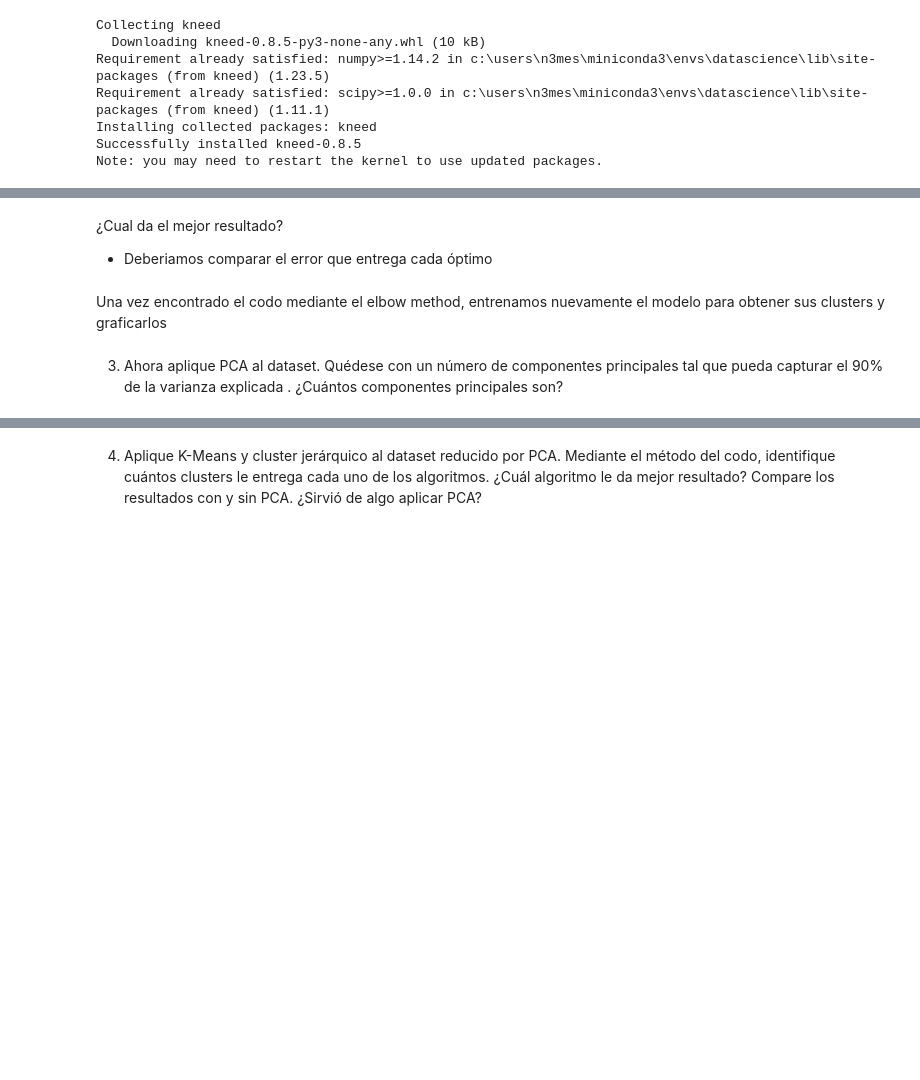
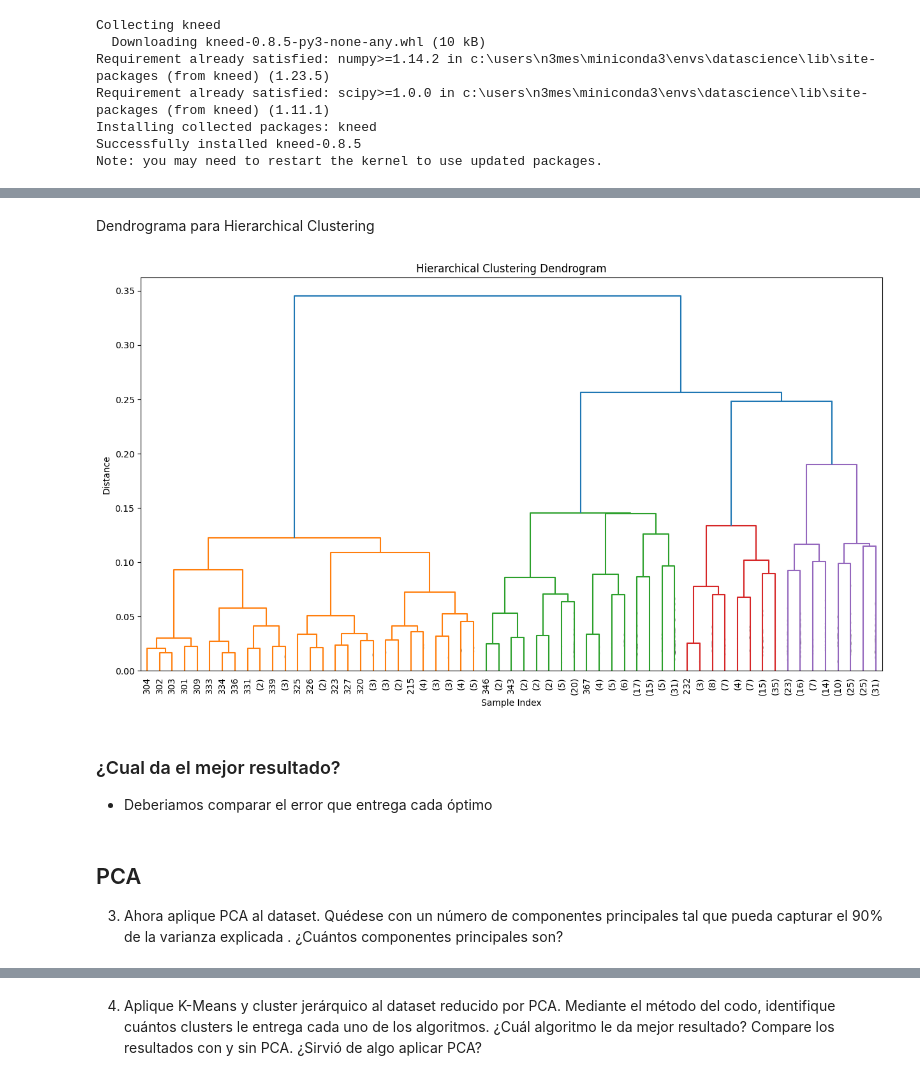
Before and after one commit to ElKroko/tarea-IA, a Jupyter notebook: 3. Olivetti Faces.ipynb, the cells around one changed output, grey strips where cells are left out. Drawn from its saved outputs; the diff is of its cells as text; code cells hidden in the pictures; blank space fills up the shorter version.

```diff
--- a/3. Olivetti Faces.ipynb
+++ b/3. Olivetti Faces.ipynb
@@ -174,9 +122,19 @@ Optimal number of clusters: 3
+# %% [markdown]
+Dendrograma para Hierarchical Clustering
+# %%
+# Plot the dendrogram
+plt.figure(figsize=(15, 8))
+dendrogram(linked_no_pca, truncate_mode='level', p=5, show_contracted=True, leaf_font_size=10)
+plt.xlabel('Sample Index')
+plt.ylabel('Distance')
+plt.title('Hierarchical Clustering Dendrogram')
+plt.show()
+# %% [output]
+[figure, added]
 # %% [markdown]
-¿Cual da el mejor resultado?
+### ¿Cual da el mejor resultado?
 
 - Deberiamos comparar el error que entrega cada óptimo
-# %% [markdown]
-Una vez encontrado el codo mediante el elbow method, entrenamos nuevamente el modelo para obtener sus clusters y graficarlos
 # %% [markdown]
-
-3. Ahora aplique PCA al dataset. Quédese con un número de componentes principales tal que pueda capturar el 90% de la varianza explicada . ¿Cuántos componentes principales son?
+## PCA
+ 3. Ahora aplique PCA al dataset. Quédese con un número de componentes principales tal que pueda capturar el 90% de la varianza explicada . ¿Cuántos componentes principales son?
```
Also changed, not shown: parts of 18 cells of this notebook.
